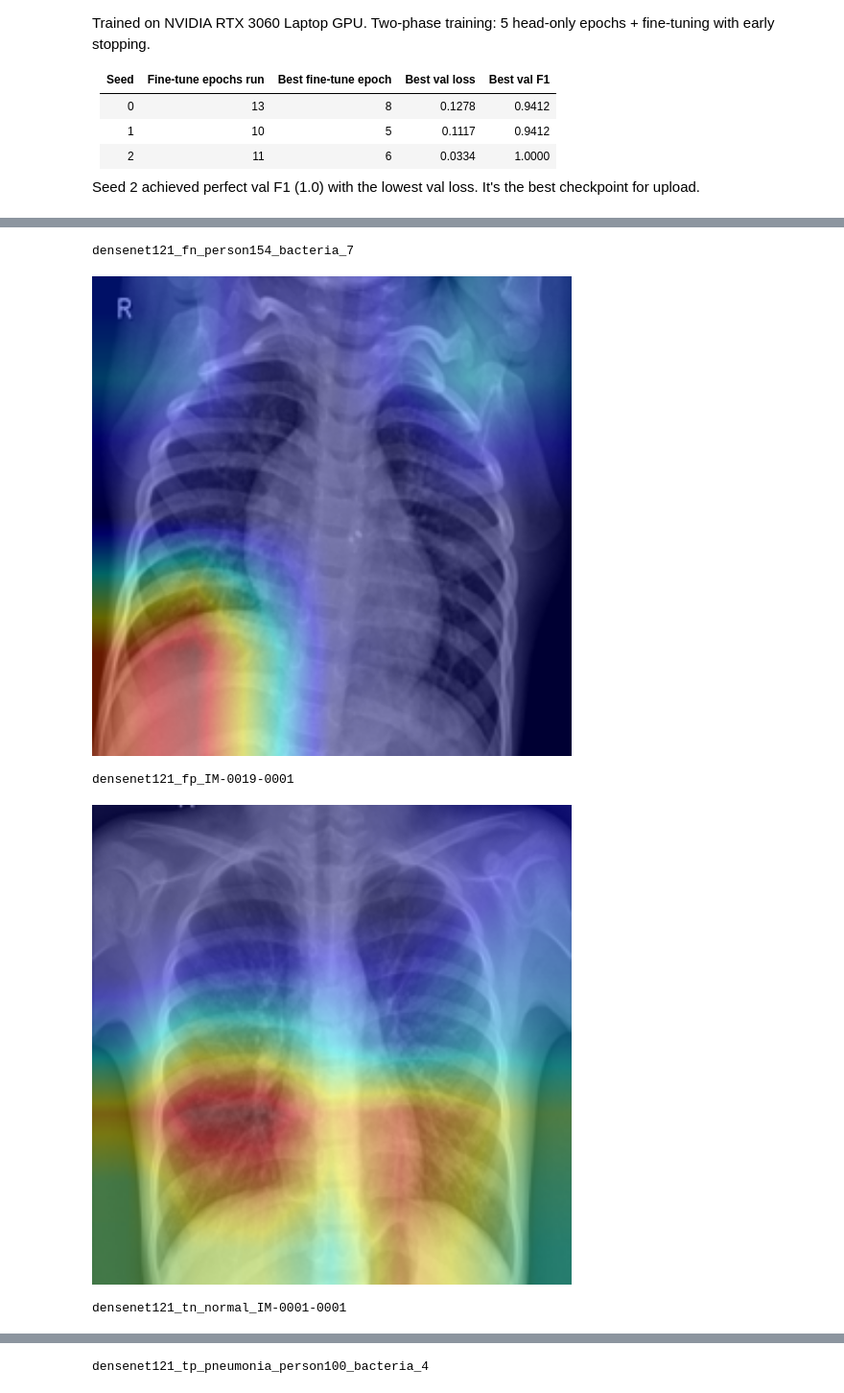
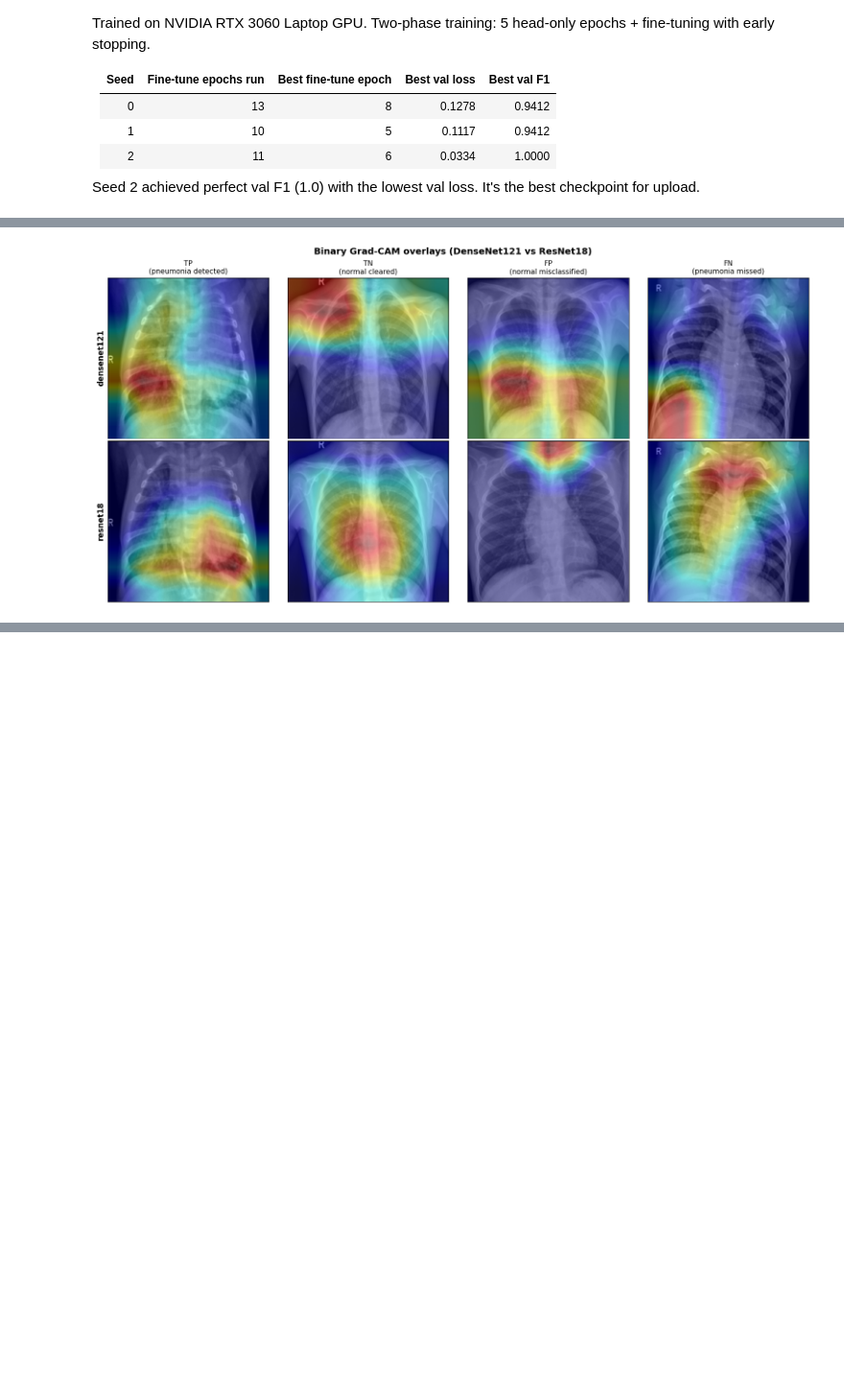
Before and after one commit to luanacarolinareis/caa-project, a Jupyter notebook: notebooks/01_final_experiments.ipynb, the cells around one changed output, grey strips where cells are left out. Shown at 96% size. Drawn from its saved outputs; the diff is of its cells as text; code cells hidden in the pictures; blank space fills up the shorter version.

```diff
--- a/notebooks/01_final_experiments.ipynb
+++ b/notebooks/01_final_experiments.ipynb
@@ -24,6 +69,11 @@ FIGURES_DIR.mkdir(parents=True, exist_ok=True)
 # %% [markdown]
 ## 2. Load Training Histories
 # %%
+import json
+from pathlib import Path
+
+METRICS_DIR = Path("../results/metrics")  # also defined in Setup; repeated so this cell is self-contained
+
 def load_history(model_name, seed, suffix='history'):
     path = METRICS_DIR / f'{model_name}_seed{seed}_{suffix}.json'
     if not path.exists():
@@ -39,7 +89,10 @@ for seed in [0, 1, 2]:
     key = f'custom_cnn_seed{seed}'
     if h:
         histories[key] = h
-        print(f"{key}: {len(h['history'])} epochs, best epoch {h['best_epoch']}, best val_loss {h['best_val_loss']:.4f}")
+        n_epochs = len(h['history'])
+        best_epoch = h['best_epoch']
+        best_loss = h['best_val_loss']
+        print(f"{key}: {n_epochs} epochs, best epoch {best_epoch}, best val_loss {best_loss:.4f}")
     else:
         print(f"{key}: NOT YET TRAINED")
 
@@ -50,7 +103,10 @@ for model in ['resnet18', 'densenet121']:
         key = f'{model}_seed{seed}'
         if h:
             histories[key] = h
-            print(f"{key}: {len(h['history'])} fine-tune epochs, best epoch {h['best_epoch']}, best val_loss {h['best_val_loss']:.4f}")
+            n_epochs = len(h['history'])
+            best_epoch = h['best_epoch']
+            best_loss = h['best_val_loss']
+            print(f"{key}: {n_epochs} fine-tune epochs, best epoch {best_epoch}, best val_loss {best_loss:.4f}")
         else:
             print(f"{key}: NOT YET TRAINED")
 # %% [output]
@@ -255,18 +400,47 @@ python scripts/generate_gradcam.py --model densenet121 --checkpoint results/chec
 # %%
+import matplotlib.pyplot as plt
+import matplotlib.image as mpimg
+import numpy as np
+
 GRADCAM_DIR = Path('../results/gradcam')
 
-gradcam_images = sorted(GRADCAM_DIR.glob('densenet121_*.png')) if GRADCAM_DIR.exists() else []
+# Binary Grad-CAM grid: rows = models, columns = outcome types (TP, TN, FP, FN)
+# Filenames produced by generate_gradcam.py, e.g.
+#   densenet121_true_positive_pneumonia_<stem>.png
+#   resnet18_false_positive_normal_<stem>.png
+MODELS = ['densenet121', 'resnet18']
+OUTCOMES = [
+    ('true_positive', 'TP\n(pneumonia detected)'),
+    ('true_negative', 'TN\n(normal cleared)'),
+    ('false_positive', 'FP\n(normal misclassified)'),
+    ('false_negative', 'FN\n(pneumonia missed)'),
+]
 
-if gradcam_images:
-    for img_path in gradcam_images:
-        print(img_path.stem)
-        ipy_display(IPImage(filename=str(img_path), width=500))
-else:
-    print(f"No Grad-CAM images found in {GRADCAM_DIR}")
-    print("Run:  python scripts/generate_gradcam.py")
+def find_binary_gradcam(model, outcome):
+    # Match the model + outcome, excluding the 3-class overlays
+    matches = [
+        p for p in sorted(GRADCAM_DIR.glob(f'{model}_{outcome}_*.png'))
+        if '_3class_' not in p.name
+    ]
+    return matches[0] if matches else None
+
+fig, axes = plt.subplots(len(MODELS), len(OUTCOMES), figsize=(16, 8))
+for r, model in enumerate(MODELS):
+    for c, (outcome, title) in enumerate(OUTCOMES):
+        ax = axes[r][c]
+        path = find_binary_gradcam(model, outcome)
+        if path is not None:
+            ax.imshow(mpimg.imread(path))
+        else:
+            ax.text(0.5, 0.5, 'missing', ha='center', va='center')
+        if r == 0:
+            ax.set_title(title, fontsize=11)
+        if c == 0:
+            ax.set_ylabel(model, fontsize=12, fontweight='bold')
+        ax.set_xticks([]); ax.set_yticks([])
+
+plt.suptitle('Binary Grad-CAM overlays (DenseNet121 vs ResNet18)', fontsize=14, fontweight='bold')
+plt.tight_layout()
+plt.show()
 # %% [output]
-densenet121_fn_person154_bacteria_7
-[figure, old version]
+[figure, new version]
-densenet121_fp_IM-0019-0001
-[figure, removed]
-densenet121_tn_normal_IM-0001-0001
@@ -274 +446,0 @@ densenet121_tn_normal_IM-0001-0001
-densenet121_tp_pneumonia_person100_bacteria_4
```
Also changed, not shown: parts of 19 cells of this notebook.
